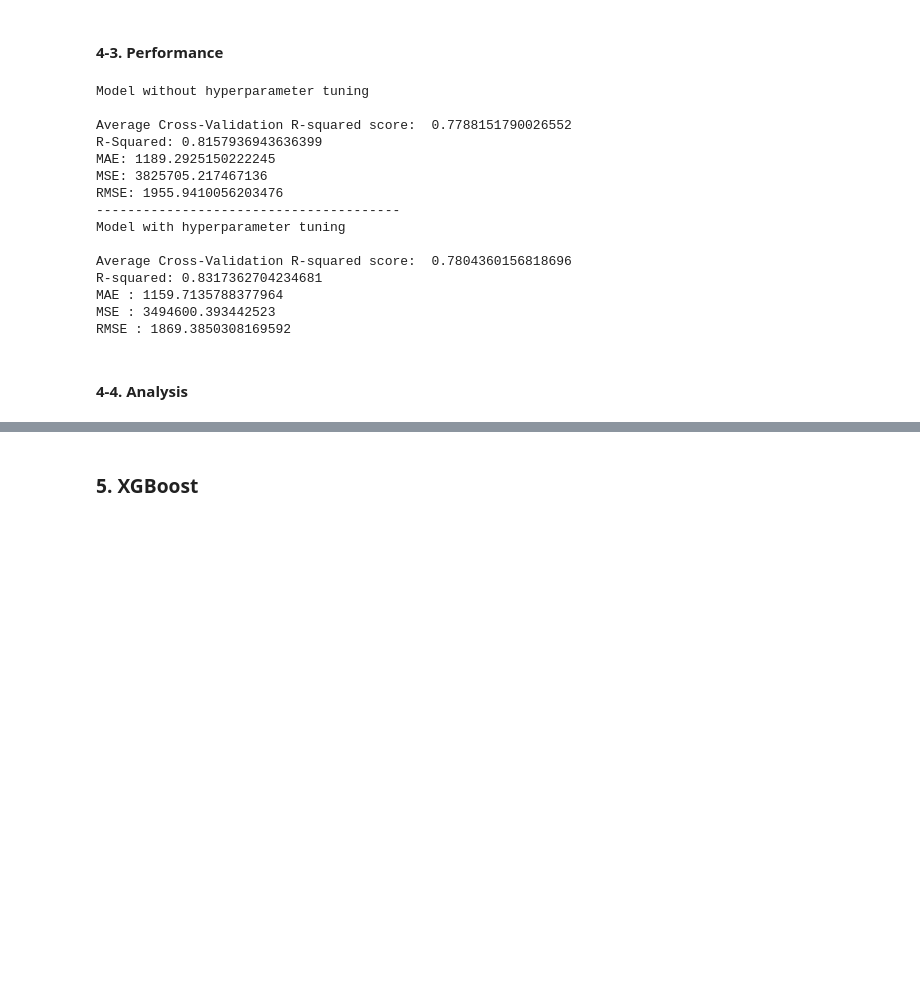
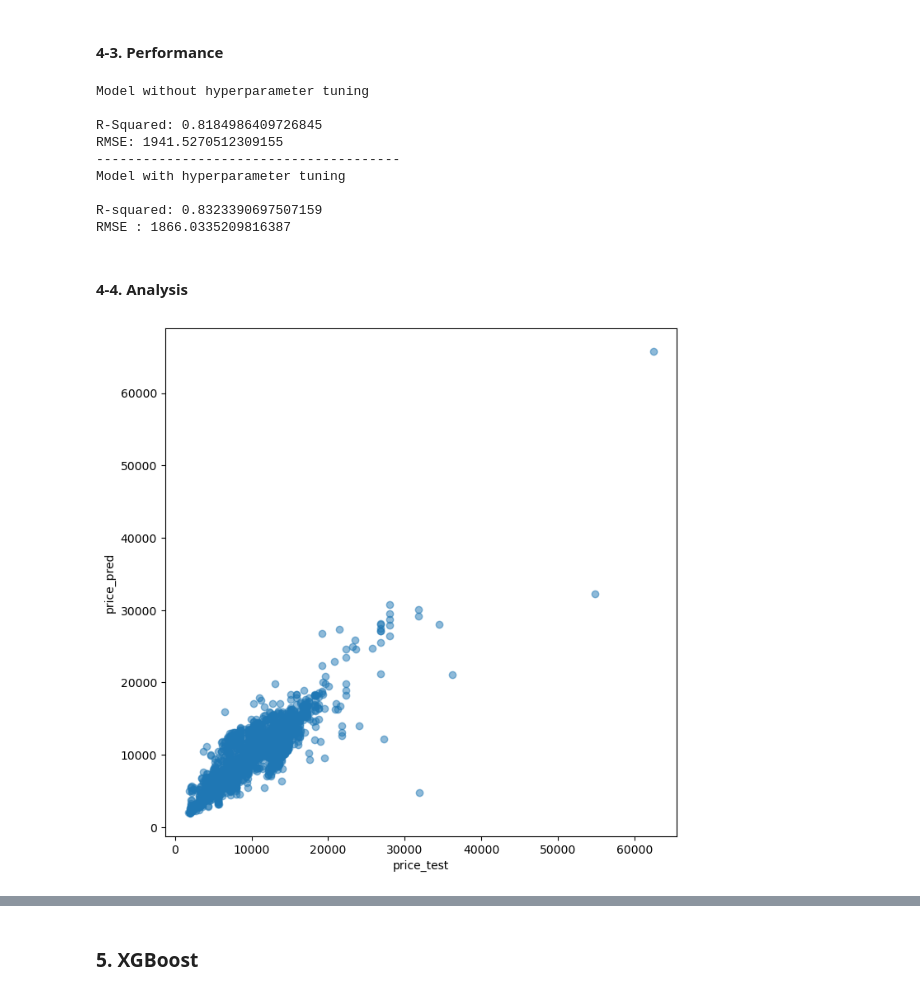
Before and after one commit to Kevin228839/Flight-Fare-Prediction, a Jupyter notebook: final_project.ipynb, the cells around one changed output, grey strips where cells are left out. Saved outputs shown, nothing was run; the diff lists cells and outputs as text; code cells hidden in the pictures; blank space fills up the shorter version.

```diff
--- a/final_project.ipynb
+++ b/final_project.ipynb
@@ -445,9 +474,6 @@ Best score is -4784481.63974232 with params {'min_samples_split': 15, 'min_sampl
 # %%
 print("Model without hyperparameter tuning")
 print("")
-
-cross_rf_basic = cross_val_score(rf_model_basic, data_train, target_train, cv=5, scoring='r2')
-print('Average Cross-Validation R-squared score: ', cross_rf_basic.mean())
 
 # Predicting the target values of the test set
 y_pred = rf_model_basic.predict(data_test)
@@ -458,14 +484,6 @@ y_pred = rf_model_basic.predict(data_test)
 r2_rf = r2_score(target_test, y_pred)
 print('R-Squared:', r2_rf)
 
-#MAE
-mean_absolute_error_rf = mean_absolute_error(target_test, y_pred)
-print('MAE:', mean_absolute_error_rf)
-
-#MSE
-mean_squared_error_rf = mean_squared_error(target_test, y_pred)
-print('MSE:', mean_squared_error_rf)
-
 #RMSE
 root_mean_squared_error_rf = mean_squared_error(target_test, y_pred, squared=False)
 print('RMSE:', root_mean_squared_error_rf)
@@ -475,26 +493,28 @@ print("---------------------------------------")
 print("Model with hyperparameter tuning")
 print("")
 
-cross_rf = cross_val_score(rf_model_rs, data_train, target_train, cv=5, scoring='r2')
-print('Average Cross-Validation R-squared score: ', cross_rf.mean())
-
 cal_score(rf_model_rs)
 # %% [output]
 Model without hyperparameter tuning
 
-Average Cross-Validation R-squared score:  0.7788151790026552
-R-Squared: 0.8157936943636399
-MAE: 1189.2925150222245
-MSE: 3825705.217467136
-RMSE: 1955.9410056203476
+R-Squared: 0.8184986409726845
+RMSE: 1941.5270512309155
 ---------------------------------------
 Model with hyperparameter tuning
 
-Average Cross-Validation R-squared score:  0.7804360156818696
-R-squared: 0.8317362704234681
-MAE : 1159.7135788377964
-MSE : 3494600.393442523
-RMSE : 1869.3850308169592
+R-squared: 0.8323390697507159
+RMSE : 1866.0335209816387
 # %% [markdown]
 #### 4-4. Analysis
+# %%
+# Before Tuning
+prediction = rf_model_basic.predict(data_test)
+
+plt.figure(figsize=(8, 8))
+plt.scatter(target_test, prediction, alpha=0.5)
+plt.xlabel("price_test")
+plt.ylabel("price_pred")
+plt.show()
+# %% [output]
+[figure, added]
 # %%
```
Also changed, not shown: parts of 37 cells of this notebook, 2 other files.
